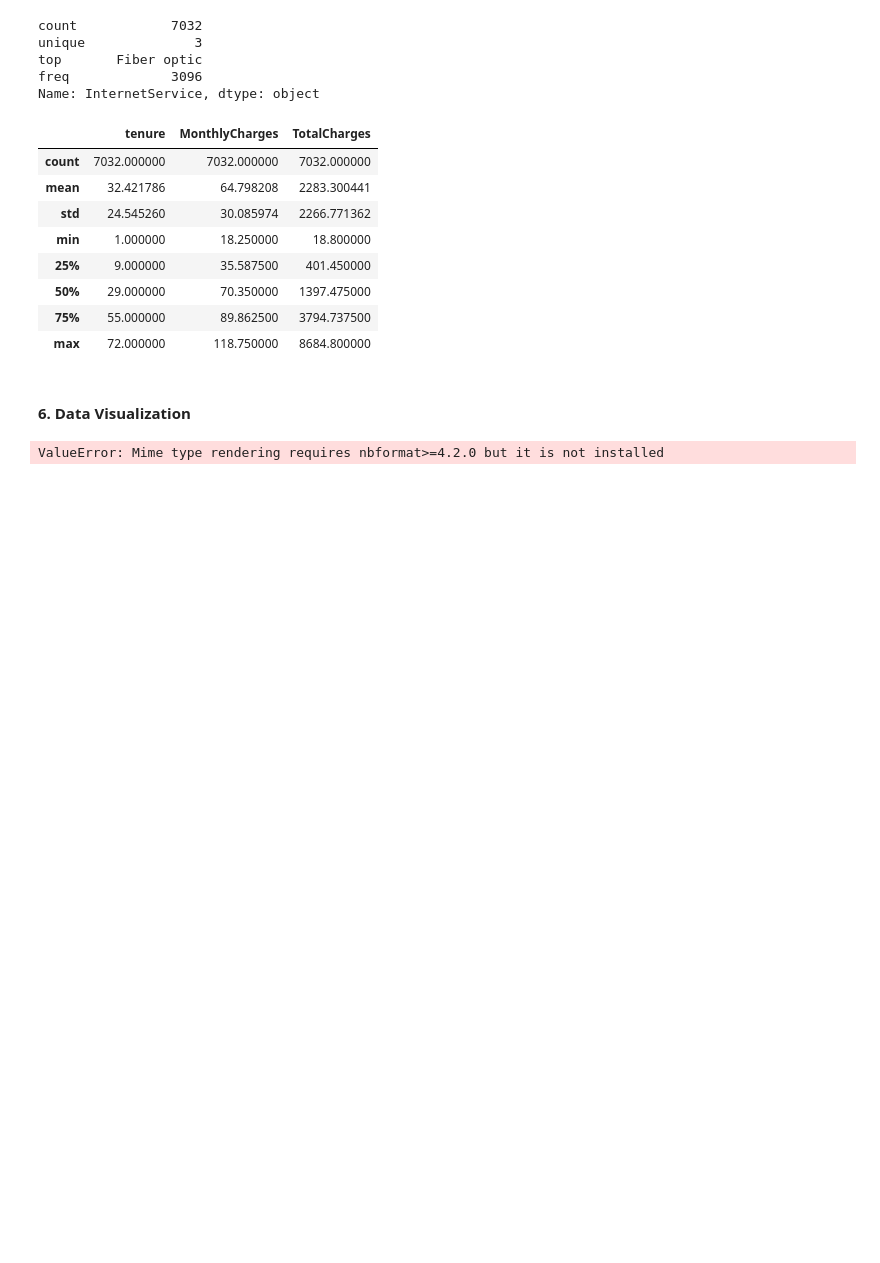
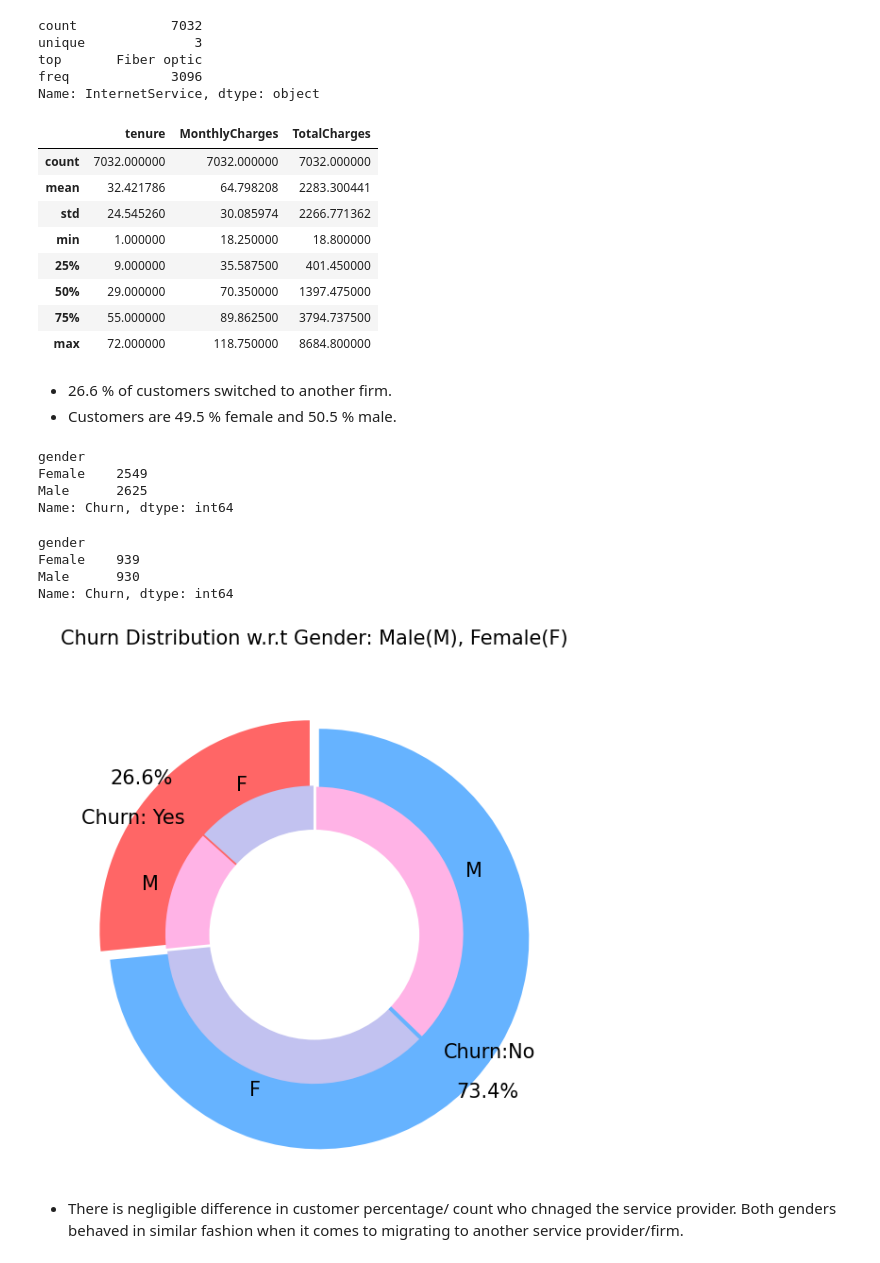
Before and after one commit to ShreyashBhardwaj1/Costumer-churn-prediction, a Jupyter notebook: notebook/1.EDA COSTUMER CHURN PREDICTION.ipynb, the cells around one changed output. Drawn from its saved outputs; the diff is of its cells as text; code cells hidden in the pictures; blank space fills up the shorter version.

```diff
--- a/notebook/1.EDA COSTUMER CHURN PREDICTION.ipynb
+++ b/notebook/1.EDA COSTUMER CHURN PREDICTION.ipynb
@@ -493,17 +494,15 @@ df[numerical_cols].describe()
 | 50% | 29.000000 | 70.350000 | 1397.475000 |
 | 75% | 55.000000 | 89.862500 | 3794.737500 |
 | max | 72.000000 | 118.750000 | 8684.800000 |
-# %% [markdown]
-#### 6. Data Visualization
 # %%
 g_labels = ['Male', 'Female']
 c_labels = ['No', 'Yes']
+
 # Create subplots: use 'domain' type for Pie subplot
-fig = make_subplots(rows=1, cols=2, specs=[[{'type':'domain'}, {'type':'domain'}]])
-fig.add_trace(go.Pie(labels=g_labels, values=df['gender'].value_counts(), name="Gender"),
-              1, 1)
-fig.add_trace(go.Pie(labels=c_labels, values=df['Churn'].value_counts(), name="Churn"),
-              1, 2)
+fig = make_subplots(rows=1, cols=2, specs=[[{'type': 'domain'}, {'type': 'domain'}]])
+
+fig.add_trace(go.Pie(labels=g_labels, values=df['gender'].value_counts().reindex(g_labels, fill_value=0), name="Gender"), 1, 1)
+fig.add_trace(go.Pie(labels=c_labels, values=df['Churn'].value_counts().reindex(c_labels, fill_value=0), name="Churn"), 1, 2)
 
 # Use `hole` to create a donut-like pie chart
 fig.update_traces(hole=.4, hoverinfo="label+percent+name", textfont_size=16)
@@ -512,7 +511,54 @@ fig.update_layout(
     title_text="Gender and Churn Distributions",
     # Add annotations in the center of the donut pies.
     annotations=[dict(text='Gender', x=0.16, y=0.5, font_size=20, showarrow=False),
-                 dict(text='Churn', x=0.84, y=0.5, font_size=20, showarrow=False)])
+                 dict(text='Churn', x=0.84, y=0.5, font_size=20, showarrow=False)]
+)
+
 fig.show()
-# %% [output]
-ValueError: Mime type rendering requires nbformat>=4.2.0 but it is not installed
+# %% [markdown]
+- 26.6 % of customers switched to another firm.
+- Customers are 49.5 % female and 50.5 % male.
+# %%
+df["Churn"][df["Churn"]=="No"].groupby(by=df["gender"]).count()
+# %% [output]
+gender
+Female    2549
+Male      2625
+Name: Churn, dtype: int64
+# %%
+df["Churn"][df["Churn"]=="Yes"].groupby(by=df["gender"]).count()
+# %% [output]
+gender
+Female    939
+Male      930
+Name: Churn, dtype: int64
+# %%
+plt.figure(figsize=(6, 6))
+labels =["Churn: Yes","Churn:No"]
+values = [1869,5163]
+labels_gender = ["F","M","F","M"]
+sizes_gender = [939,930 , 2544,2619]
+colors = ['#ff6666', '#66b3ff']
+colors_gender = ['#c2c2f0','#ffb3e6', '#c2c2f0','#ffb3e6']
+explode = (0.3,0.3)
+explode_gender = (0.1,0.1,0.1,0.1)
+textprops = {"fontsize":15}
+#Plot
+plt.pie(values, labels=labels,autopct='%1.1f%%',pctdistance=1.08, labeldistance=0.8,colors=colors, startangle=90,frame=True, explode=explode,radius=10, textprops =textprops, counterclock = True, )
+plt.pie(sizes_gender,labels=labels_gender,colors=colors_gender,startangle=90, explode=explode_gender,radius=7, textprops =textprops, counterclock = True, )
+#Draw circle
+centre_circle = plt.Circle((0,0),5,color='black', fc='white',linewidth=0)
+fig = plt.gcf()
+fig.gca().add_artist(centre_circle)
+
+plt.title('Churn Distribution w.r.t Gender: Male(M), Female(F)', fontsize=15, y=1.1)
+
+# show plot
+
+plt.axis('equal')
+plt.tight_layout()
+plt.show()
+# %% [output]
+[figure, added]
+# %% [markdown]
+- There is negligible difference in customer percentage/ count who chnaged the service provider. Both genders behaved in similar fashion when it comes to migrating to another service provider/firm.
```
Also changed, not shown: parts of 1 cell of this notebook, 2 other files.
